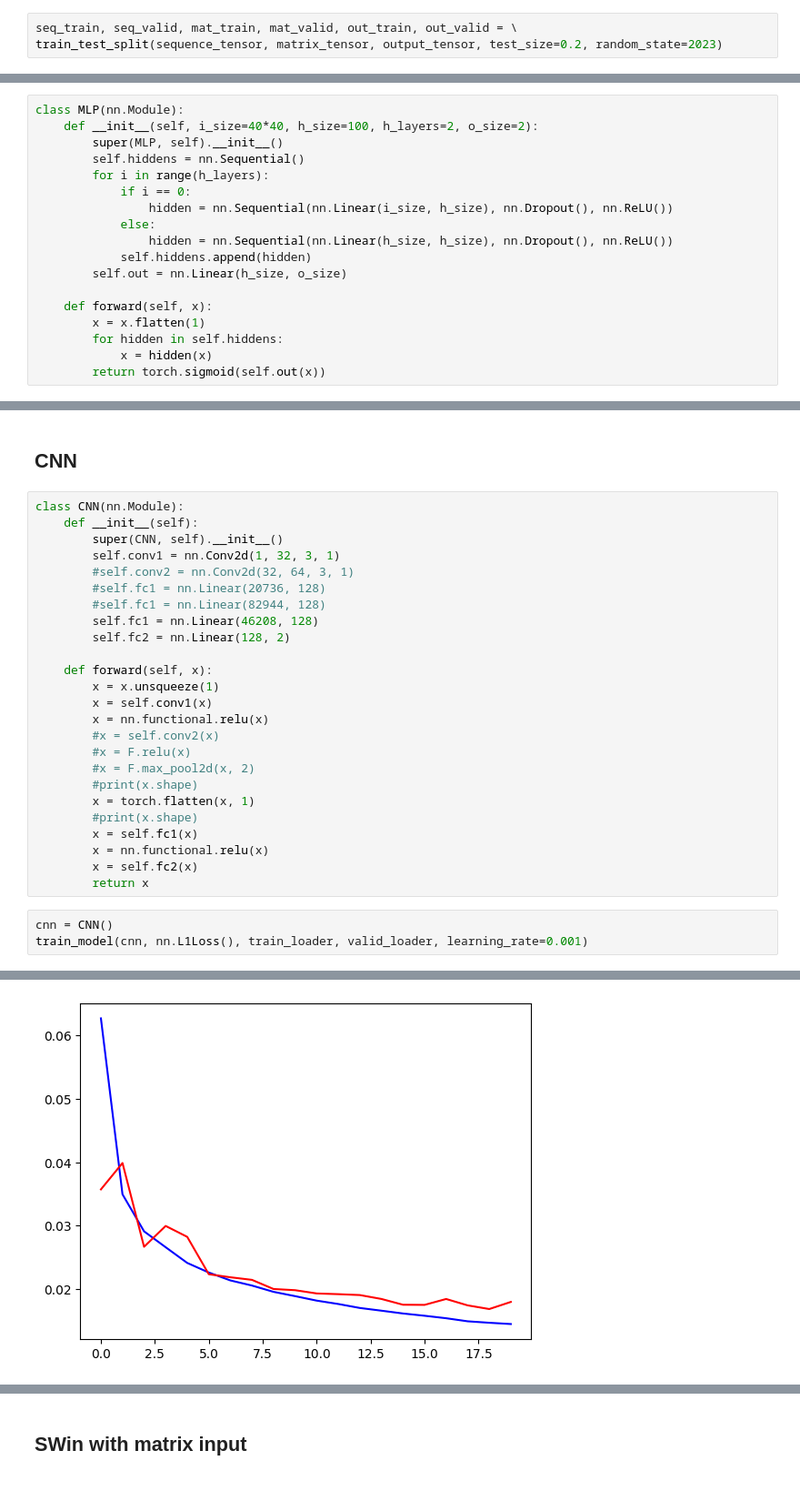
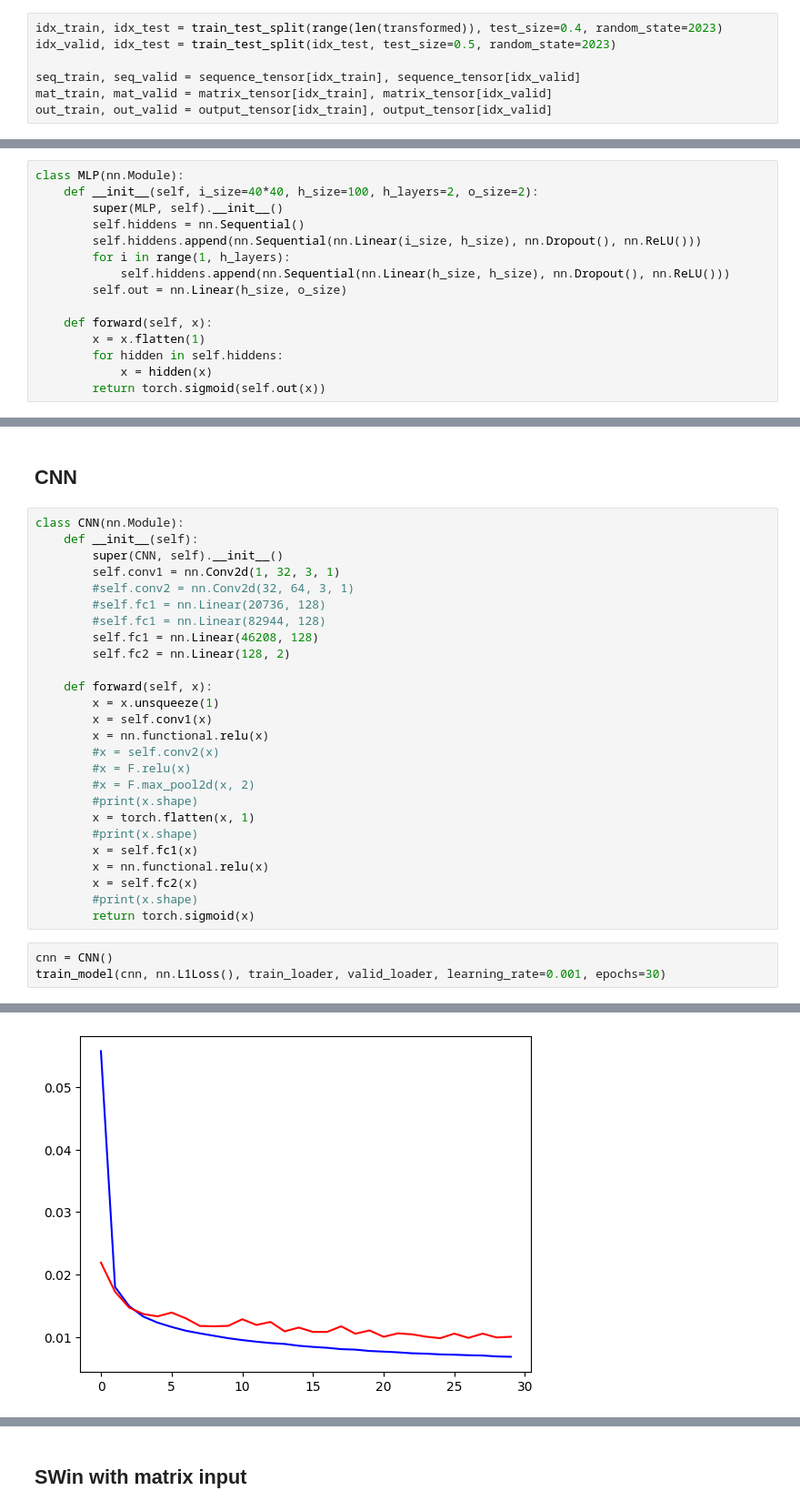
Before and after one commit to GaoDeBuChou/Swin-Transformer-based-Model-for-Trajectory-Prediction, a Jupyter notebook: experiments.ipynb, the cells around one changed output, grey strips where cells are left out. Shown: that part at 91% size. Drawn from its saved outputs; the diff is of its cells as text.

```diff
--- a/experiments.ipynb
+++ b/experiments.ipynb
@@ -158,7 +175,11 @@ matrix_tensor = transformed["MATRIX"].apply(matrix2tensor).values
 output_tensor = transformed["POLYLINE_DEST"].apply(output2tensor).values
-# %%
-seq_train, seq_valid, mat_train, mat_valid, out_train, out_valid = \
-train_test_split(sequence_tensor, matrix_tensor, output_tensor, test_size=0.2, random_state=2023)
+# %%
+idx_train, idx_test = train_test_split(range(len(transformed)), test_size=0.4, random_state=2023)
+idx_valid, idx_test = train_test_split(idx_test, test_size=0.5, random_state=2023)
+
+seq_train, seq_valid = sequence_tensor[idx_train], sequence_tensor[idx_valid]
+mat_train, mat_valid = matrix_tensor[idx_train], matrix_tensor[idx_valid]
+out_train, out_valid = output_tensor[idx_train], output_tensor[idx_valid]
 # %%
 def train_model(model, criterion, train_loader, valid_loader, learning_rate=0.001, epochs=20, device=DEVICE):
     model.to(device)
@@ -265,12 +285,9 @@ class MLP(nn.Module):
     def __init__(self, i_size=40*40, h_size=100, h_layers=2, o_size=2):
         super(MLP, self).__init__()
         self.hiddens = nn.Sequential()
-        for i in range(h_layers):
-            if i == 0:
-                hidden = nn.Sequential(nn.Linear(i_size, h_size), nn.Dropout(), nn.ReLU())
-            else:
-                hidden = nn.Sequential(nn.Linear(h_size, h_size), nn.Dropout(), nn.ReLU())
-            self.hiddens.append(hidden)
+        self.hiddens.append(nn.Sequential(nn.Linear(i_size, h_size), nn.Dropout(), nn.ReLU()))
+        for i in range(1, h_layers):
+            self.hiddens.append(nn.Sequential(nn.Linear(h_size, h_size), nn.Dropout(), nn.ReLU()))
         self.out = nn.Linear(h_size, o_size)
 
     def forward(self, x):
@@ -318,8 +335,9 @@ class CNN(nn.Module):
         x = self.fc1(x)
         x = nn.functional.relu(x)
         x = self.fc2(x)
-        return x
+        #print(x.shape)
+        return torch.sigmoid(x)
 # %%
 cnn = CNN()
-train_model(cnn, nn.L1Loss(), train_loader, valid_loader, learning_rate=0.001)
+train_model(cnn, nn.L1Loss(), train_loader, valid_loader, learning_rate=0.001, epochs=30)
 # %% [output]
@@ -328,4 +346,4 @@ Last epoch validation loss: 0.017973467609063334
-[figure, old version]
+[figure, new version]
 # %%
 cnn = CNN()
 train_model(cnn, nn.MSELoss(), train_loader, valid_loader, learning_rate=0.001)
```
Also changed, not shown: parts of 40 cells of this notebook.
